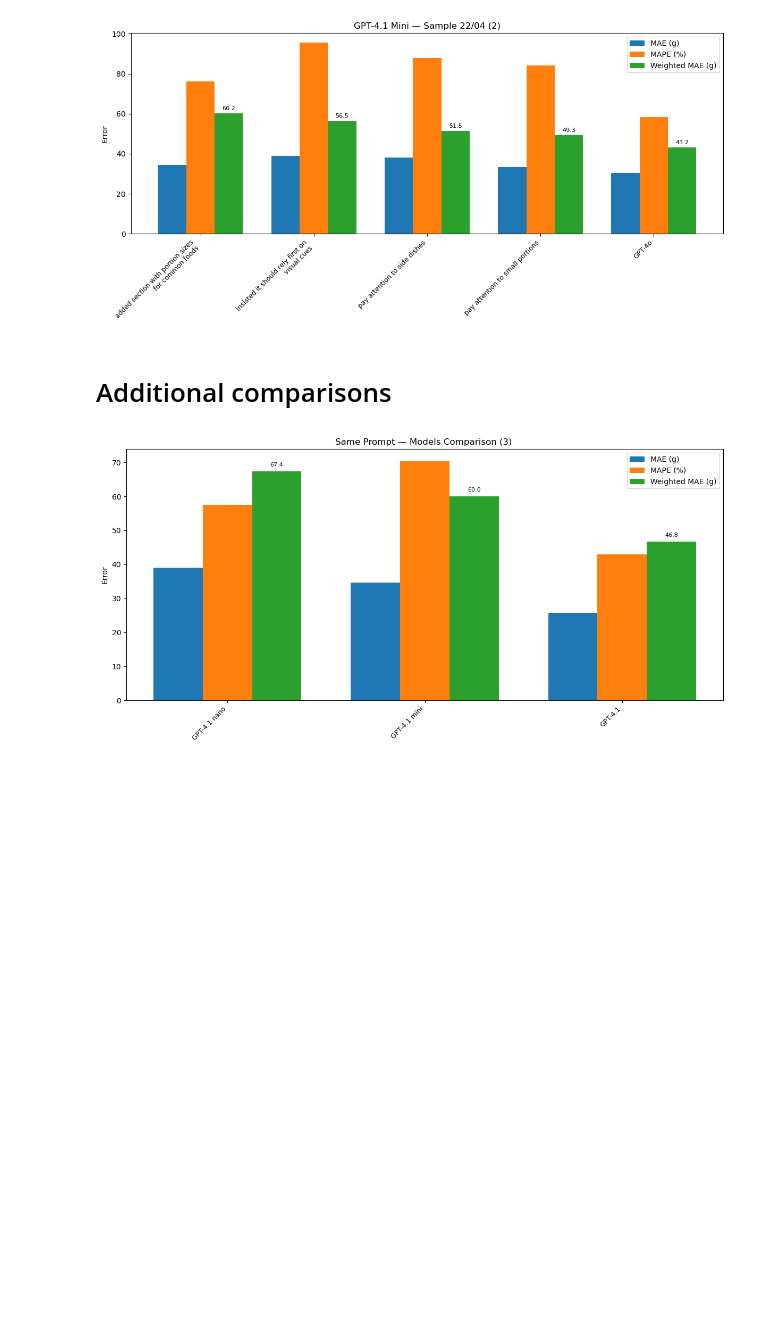
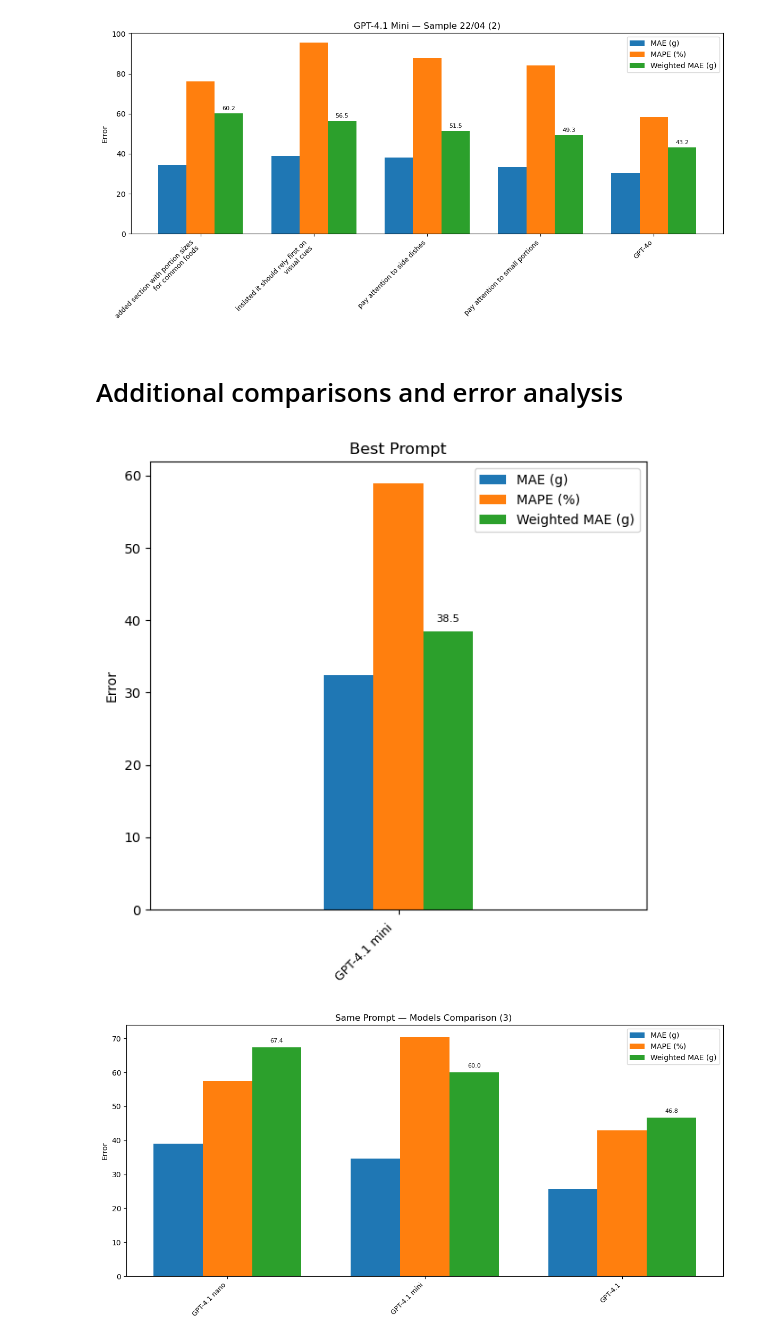
Before and after one commit to samaaraaah/volumetric-estimation-of-food-bachelor-project, a Jupyter notebook: src/visualize_results.ipynb, the cells around one changed output. Saved outputs shown, nothing was run; the diff lists cells and outputs as text; code cells hidden in the pictures; blank space fills up the shorter version.

```diff
--- a/src/visualize_results.ipynb
+++ b/src/visualize_results.ipynb
@@ -36,16 +36,22 @@ df_full = df[df["type"] == "full"]
 
 
 # Plotting function
-def plot_metrics(df_subset, title, color="black", label="plot_desc", legend_pos='best', save=False):
+def plot_metrics(df_subset, title, color="black", label="plot_desc", legend_pos='best', bar_width=0.25, save=False):
     df_subset[label] = df_subset[label].str.replace(r"\\n", "\n", regex=True)
 
-    fig, ax = plt.subplots(figsize=(12, 6))
-    bar_width = 0.25
-    x = range(len(df_subset))
+    is_single = len(df_subset) == 1
+    fig_width = 6 if is_single else 12
+    fig, ax = plt.subplots(figsize=(fig_width, 6))
+    # For proper spacing if only one element
+    if is_single:
+        x = [0]
+    else:
+        x = range(len(df_subset))
 
     ax.bar([i - bar_width for i in x], df_subset["MAE"], width=bar_width, label="MAE (g)")
     ax.bar(x, df_subset["MAPE"], width=bar_width, label="MAPE (%)")
     bars = ax.bar([i + bar_width for i in x], df_subset["Weighted_MAE"], width=bar_width, label="Weighted MAE (g)")
+
 
     # Add labels on top of bars
     for bar in bars:
@@ -57,6 +63,9 @@ def plot_metrics(df_subset, title, color="black", label="plot_desc", legend_pos=
     ax.set_ylabel("Error")
     ax.set_title(title)
     ax.legend(loc=legend_pos)
+    if is_single:
+        ax.set_xlim(-0.5, 0.5)
+
     plt.tight_layout()
     if save:
         title = title.lower()
@@ -181,7 +190,11 @@ plot_metrics(df_metrics.iloc[[79, 81, 82, 83, 84]].copy(), "GPT-4.1 Mini — Sam
 [figure]
 [figure]
 # %% [markdown]
-# Additional comparisons
+# Additional comparisons and error analysis
+# %%
+plot_metrics(df_metrics.iloc[[108]].copy(), "Best Prompt", label="model", bar_width=0.1, save=True)
+# %% [output]
+[figure, added]
 # %%
 plot_metrics(df_metrics.iloc[[85, 87, 86]].copy(), "Same Prompt — Models Comparison (3) ", label="model", save=True)
 # %% [output]
```
Also changed, not shown: parts of 2 cells of this notebook, 13 other files.
